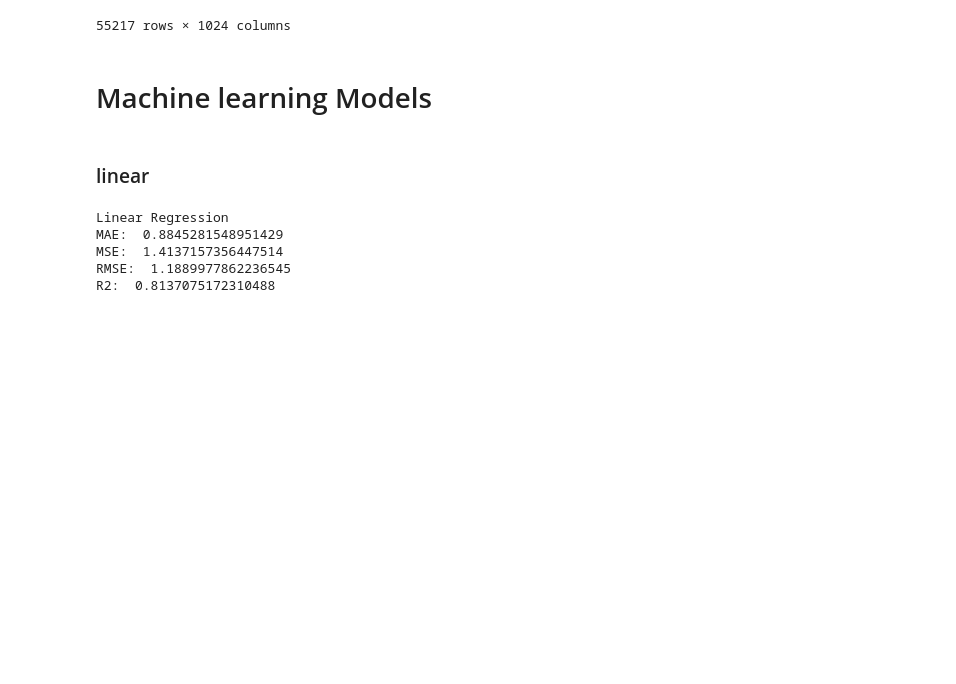
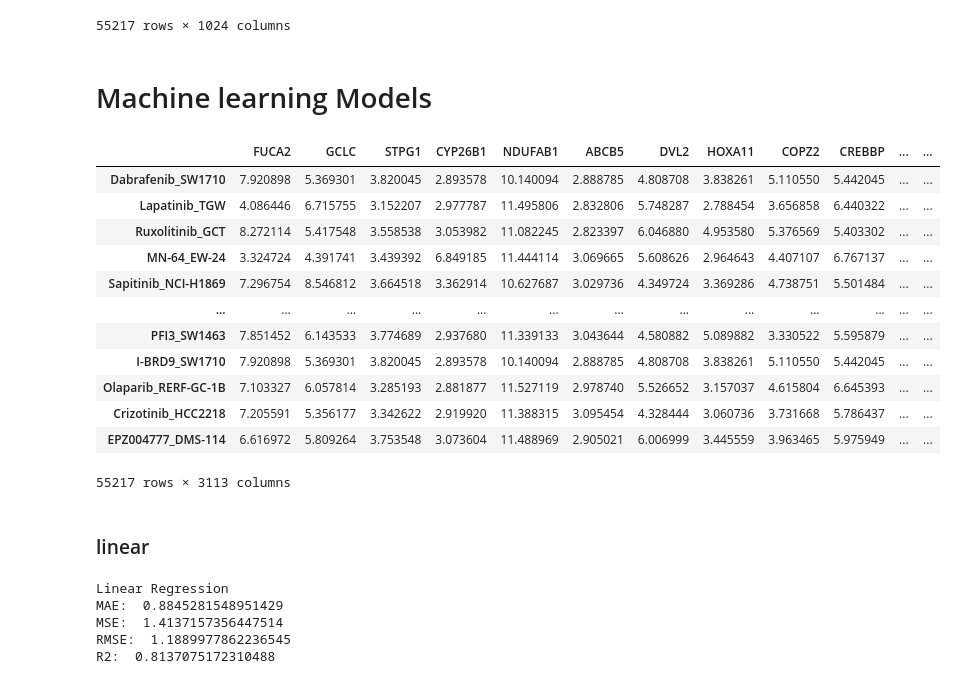
Before and after one commit to paulo-seixal/drug_sensitivity, a Jupyter notebook: baseline_ml.ipynb, the cells around one changed output. Saved outputs shown, nothing was run; the diff lists cells and outputs as text; code cells hidden in the pictures; blank space fills up the shorter version.

```diff
--- a/baseline_ml.ipynb
+++ b/baseline_ml.ipynb
@@ -114,6 +114,22 @@ x_train_drugs
 x_train = pd.concat([x_train_cell_lines, x_train_drugs], axis=1)
 x_test = pd.concat([x_test_cell_lines, x_test_drugs], axis=1)
 x_val = pd.concat([x_val_cell_lines, x_val_drugs], axis=1)
+# %%
+x_train
+# %% [output]
+|  | FUCA2 | GCLC | STPG1 | CYP26B1 | NDUFAB1 | ABCB5 | DVL2 | HOXA11 | COPZ2 | CREBBP | ... | ... |
+| Dabrafenib_SW1710 | 7.920898 | 5.369301 | 3.820045 | 2.893578 | 10.140094 | 2.888785 | 4.808708 | 3.838261 | 5.110550 | 5.442045 | ... | ... |
+| Lapatinib_TGW | 4.086446 | 6.715755 | 3.152207 | 2.977787 | 11.495806 | 2.832806 | 5.748287 | 2.788454 | 3.656858 | 6.440322 | ... | ... |
+| Ruxolitinib_GCT | 8.272114 | 5.417548 | 3.558538 | 3.053982 | 11.082245 | 2.823397 | 6.046880 | 4.953580 | 5.376569 | 5.403302 | ... | ... |
+| MN-64_EW-24 | 3.324724 | 4.391741 | 3.439392 | 6.849185 | 11.444114 | 3.069665 | 5.608626 | 2.964643 | 4.407107 | 6.767137 | ... | ... |
+| Sapitinib_NCI-H1869 | 7.296754 | 8.546812 | 3.664518 | 3.362914 | 10.627687 | 3.029736 | 4.349724 | 3.369286 | 4.738751 | 5.501484 | ... | ... |
+| ... | ... | ... | ... | ... | ... | ... | ... | ... | ... | ... | ... | ... |
+| PFI3_SW1463 | 7.851452 | 6.143533 | 3.774689 | 2.937680 | 11.339133 | 3.043644 | 4.580882 | 5.089882 | 3.330522 | 5.595879 | ... | ... |
+| I-BRD9_SW1710 | 7.920898 | 5.369301 | 3.820045 | 2.893578 | 10.140094 | 2.888785 | 4.808708 | 3.838261 | 5.110550 | 5.442045 | ... | ... |
+| Olaparib_RERF-GC-1B | 7.103327 | 6.057814 | 3.285193 | 2.881877 | 11.527119 | 2.978740 | 5.526652 | 3.157037 | 4.615804 | 6.645393 | ... | ... |
+| Crizotinib_HCC2218 | 7.205591 | 5.356177 | 3.342622 | 2.919920 | 11.388315 | 3.095454 | 4.328444 | 3.060736 | 3.731668 | 5.786437 | ... | ... |
+| EPZ004777_DMS-114 | 6.616972 | 5.809264 | 3.753548 | 3.073604 | 11.488969 | 2.905021 | 6.006999 | 3.445559 | 3.963465 | 5.975949 | ... | ... |
+55217 rows × 3113 columns
 # %% [markdown]
 ### linear
 # %%
```
Also changed, not shown: 1 other file.
